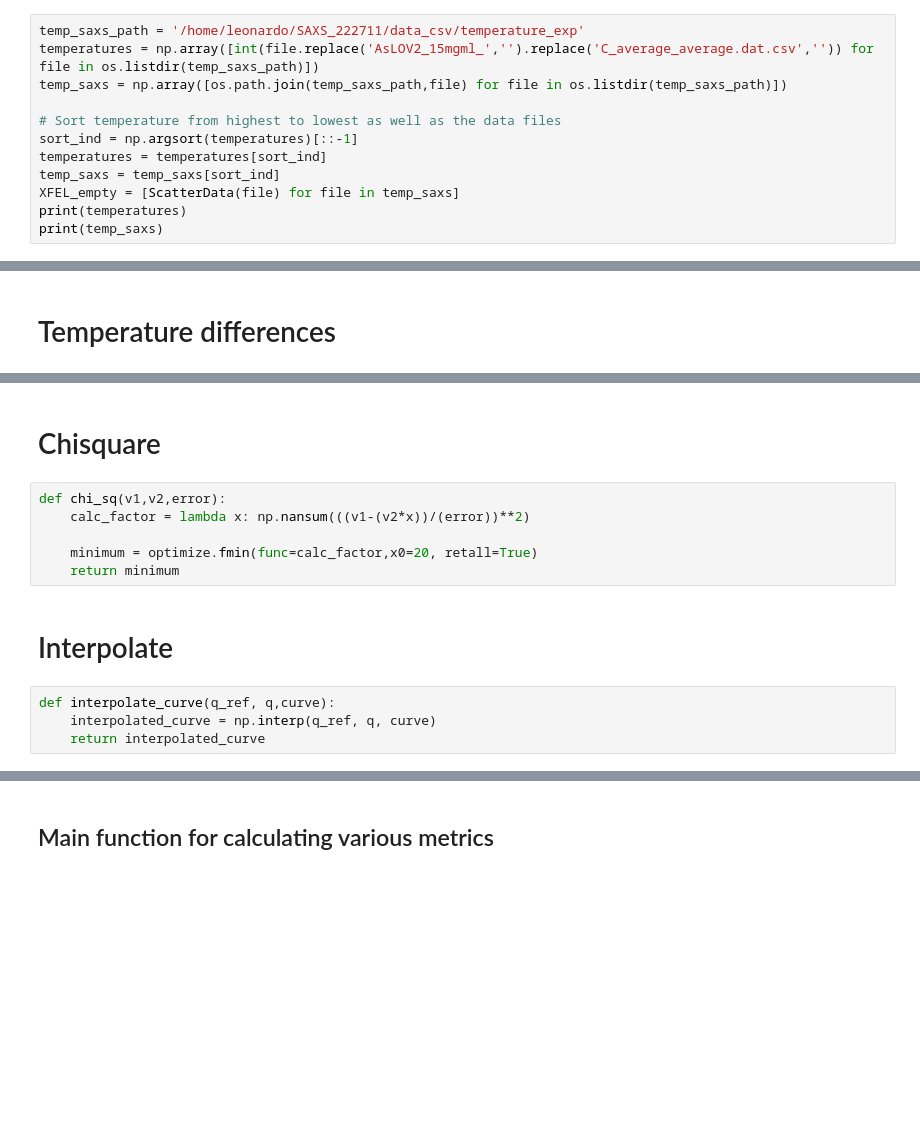
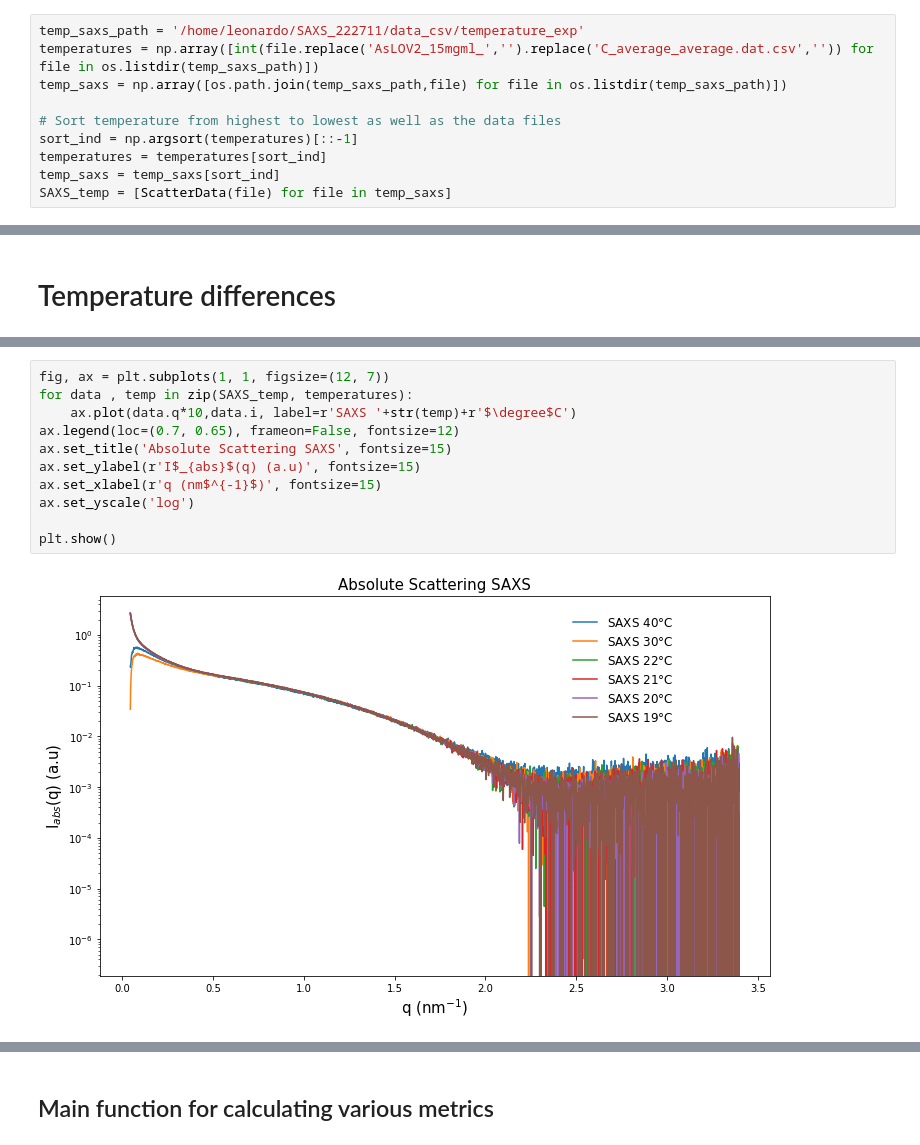
Before and after one commit to LeoMonrroy266/python_course_project, a Jupyter notebook: Analysis.ipynb, the cells around one changed output, grey strips where cells are left out. Cells and saved outputs as stored; diff of their text form; blank space fills up the shorter version.

```diff
--- a/Analysis.ipynb
+++ b/Analysis.ipynb
@@ -66,6 +93,4 @@ temp_saxs = np.array([os.path.join(temp_saxs_path,file) for file in os.listdir(t
 sort_ind = np.argsort(temperatures)[::-1]
 temperatures = temperatures[sort_ind]
 temp_saxs = temp_saxs[sort_ind]
-XFEL_empty = [ScatterData(file) for file in temp_saxs]
-print(temperatures)
-print(temp_saxs)
+SAXS_temp = [ScatterData(file) for file in temp_saxs]
@@ -172,14 +164,13 @@ plt.savefig(f'/home/leonardo/SAXS_222711/Plots/Temperature_curves_lin-log.png',b
-# %% [markdown]
-# Chisquare
-# %%
-def chi_sq(v1,v2,error):
-    calc_factor = lambda x: np.nansum(((v1-(v2*x))/(error))**2)
-
-    minimum = optimize.fmin(func=calc_factor,x0=20, retall=True)
-    return minimum
-# %% [markdown]
-# Interpolate
-# %%
-def interpolate_curve(q_ref, q,curve):
-    interpolated_curve = np.interp(q_ref, q, curve)
-    return interpolated_curve
+# %%
+fig, ax = plt.subplots(1, 1, figsize=(12, 7))
+for data , temp in zip(SAXS_temp, temperatures):
+    ax.plot(data.q*10,data.i, label=r'SAXS '+str(temp)+r'$\degree$C')
+ax.legend(loc=(0.7, 0.65), frameon=False, fontsize=12)
+ax.set_title('Absolute Scattering SAXS', fontsize=15)
+ax.set_ylabel(r'I$_{abs}$(q) (a.u)', fontsize=15)
+ax.set_xlabel(r'q (nm$^{-1}$)', fontsize=15)
+ax.set_yscale('log')
+
+plt.show()
+# %% [output]
+[figure, added]
```
Also changed, not shown: parts of 38 cells of this notebook, 2 other files.
